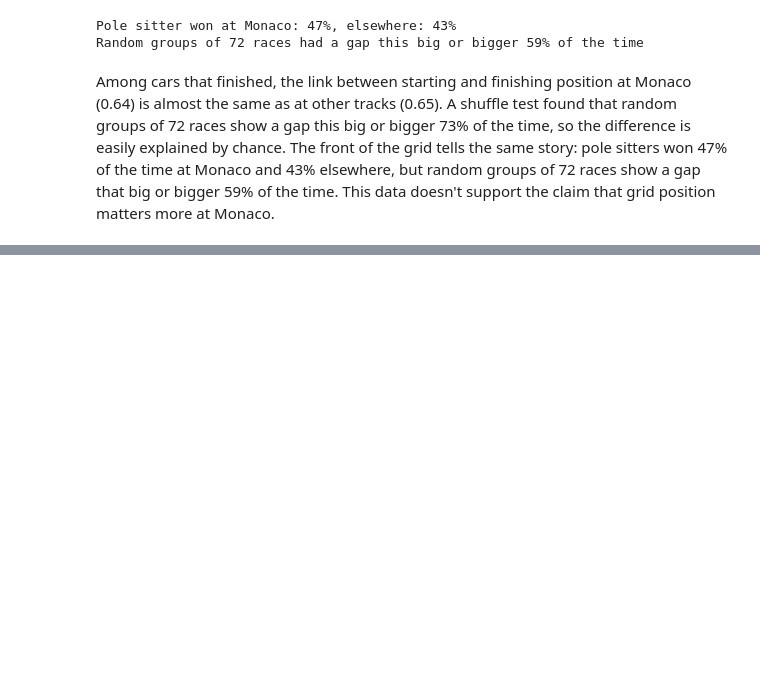
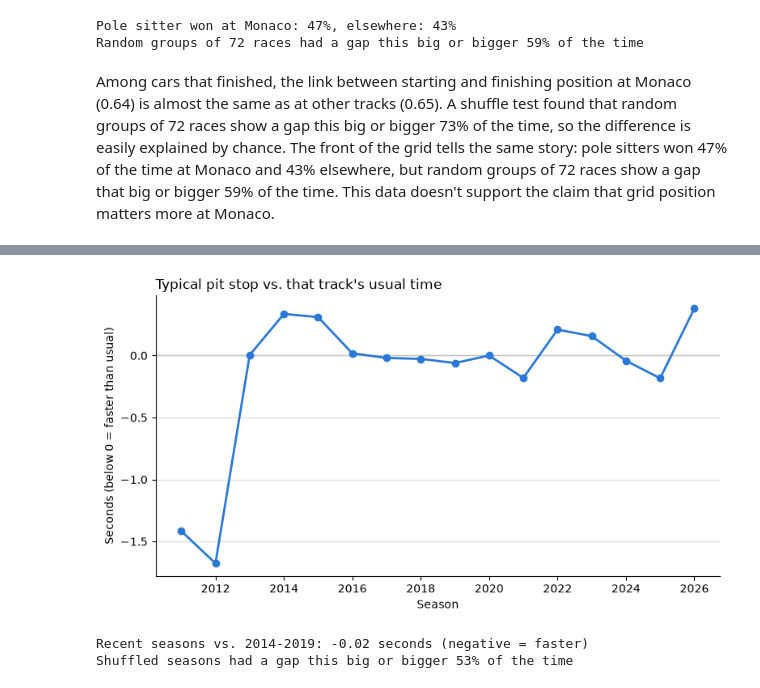
Before and after one commit to Aris-Esfahani/what-decides-an-f1-race, a Jupyter notebook: notebooks/03_test_claims.ipynb, the cells around one changed output, grey strips where cells are left out. Drawn from its saved outputs; the diff is of its cells as text; code cells hidden in the pictures; blank space fills up the shorter version.

Commit message:
2.2: Add pit stop speed test

```diff
--- a/notebooks/03_test_claims.ipynb
+++ b/notebooks/03_test_claims.ipynb
@@ -93,0 +96,15 @@ Among cars that finished, the link between starting and finishing position at Mo
+# %%
+# Pit stop data only covers 2011 onwards, so it's in its own file
+pits = pd.read_csv("/home/aris/projects/F1-Analysis/data/raw/pit_stops.csv")
+races = pd.read_csv("/home/aris/projects/F1-Analysis/data/raw/races.csv")
+circuits = pd.read_csv("/home/aris/projects/F1-Analysis/data/raw/circuits.csv")
+
+# Add the year and track name to each stop
+pits = pits.merge(races[["raceId", "year", "circuitId"]], on="raceId")
+pits = pits.merge(circuits[["circuitId", "name"]].rename(columns={"name": "circuit"}), on="circuitId")
+
+# Time from pit entry to pit exit, in seconds
+# (use "milliseconds", not "duration": "duration" is stored as text for very long stops)
+pits["seconds"] = pits["milliseconds"] / 1000
+
+pits["seconds"].describe()
@@ -93,0 +121,5 @@ Among cars that finished, the link between starting and finishing position at Mo
+# %%
+normal = pits[pits["seconds"] <= 60].copy()
+
+print(f"Kept {len(normal)} of {len(pits)} stops")
+normal["seconds"].describe()
@@ -93,0 +137,15 @@ Among cars that finished, the link between starting and finishing position at Mo
+# %%
+# One number per race: the typical (median) stop time in that race
+race_medians = normal.groupby(["raceId", "year", "circuit"])["seconds"].median().reset_index()
+
+# Keep tracks with at least 5 seasons of data, so each track has a fair "usual" time
+seasons_per_track = race_medians.groupby("circuit")["year"].transform("nunique")
+race_medians = race_medians[seasons_per_track >= 5].copy()
+
+# Each race vs. its own track's usual time (negative = faster than usual for that track)
+track_usual = race_medians.groupby("circuit")["seconds"].transform("median")
+race_medians["vs_usual"] = race_medians["seconds"] - track_usual
+
+# The typical difference for each season
+yearly = race_medians.groupby("year")["vs_usual"].median()
+yearly.round(2)
@@ -93,0 +171,39 @@ Among cars that finished, the link between starting and finishing position at Mo
+# %%
+fig, ax = plt.subplots(figsize=(9, 4.5))
+ax.axhline(0, color="#c3c2b7", linewidth=1)   # 0 = that track's usual time
+ax.plot(yearly.index, yearly.values, color="#2a78d6", linewidth=2, marker="o", markersize=6)
+ax.set_title("Typical pit stop vs. that track's usual time", loc="left")
+ax.set_xlabel("Season")
+ax.set_ylabel("Seconds (below 0 = faster than usual)")
+ax.grid(axis="y", color="#e1e0d9", linewidth=1)
+ax.spines[["top", "right"]].set_visible(False)
+plt.show()
+# %% [output]
+[figure, added]
+# %%
+rng = np.random.default_rng(42)  # same "random" result every run
+
+# Only seasons after the 2013-2014 jump, split into an earlier and a recent half
+stable = race_medians[race_medians["year"] >= 2014].copy()
+stable["recent"] = stable["year"] >= 2020
+
+# Gap between the typical recent race and the typical 2014-2019 race (negative = recent is faster)
+def era_gap(d):
+    return d.loc[d["recent"], "vs_usual"].median() - d.loc[~d["recent"], "vs_usual"].median()
+
+observed_era_gap = era_gap(stable)
+
+fake_era_gaps = []
+for i in range(1000):
+    shuffled = stable.copy()
+    shuffled["recent"] = rng.permutation(stable["recent"].values)  # randomly mix up which races are "recent"
+    fake_era_gaps.append(era_gap(shuffled))
+
+fake_era_gaps = np.array(fake_era_gaps)
+era_share = (np.abs(fake_era_gaps) >= abs(observed_era_gap)).mean()
+
+print(f"Recent seasons vs. 2014-2019: {observed_era_gap:+.2f} seconds (negative = faster)")
+print(f"Shuffled seasons had a gap this big or bigger {era_share:.0%} of the time")
+# %% [output]
+Recent seasons vs. 2014-2019: -0.02 seconds (negative = faster)
+Shuffled seasons had a gap this big or bigger 53% of the time
```
Also changed, not shown: parts of 6 cells of this notebook.
